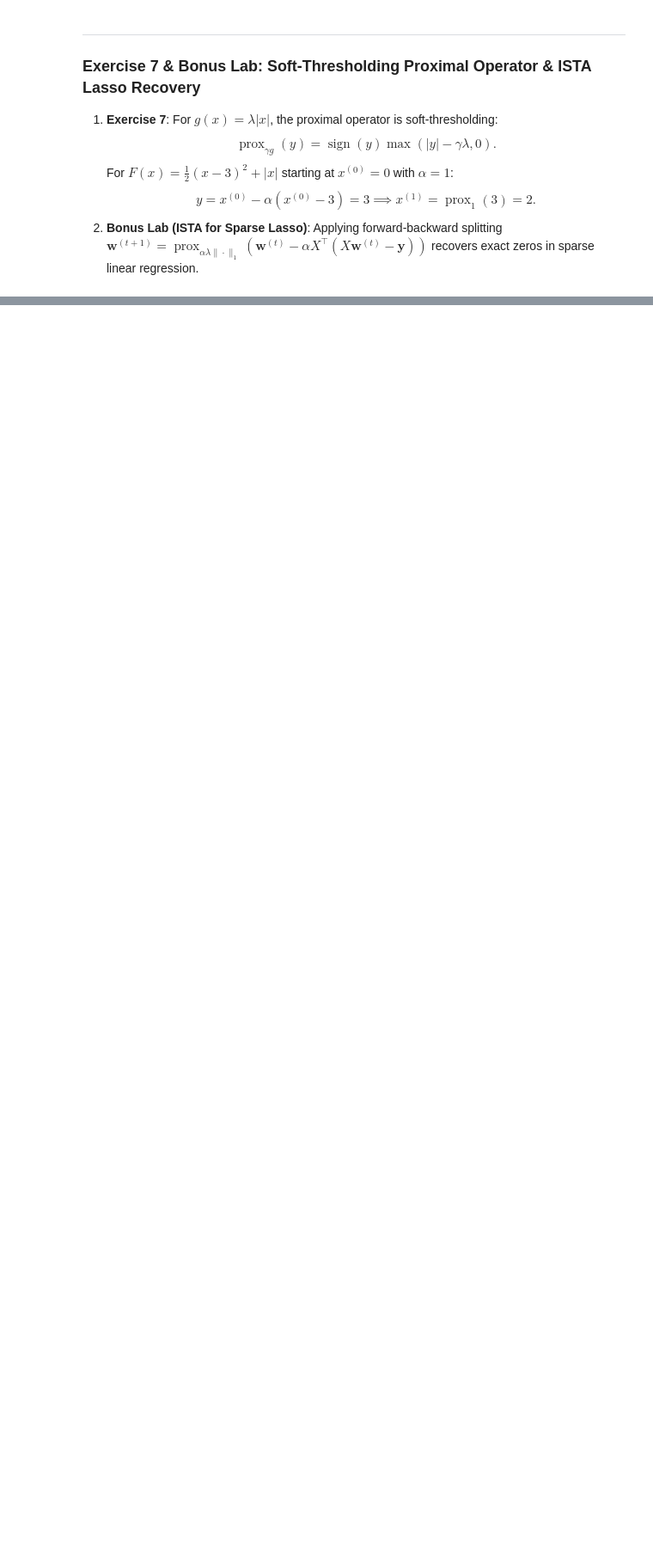
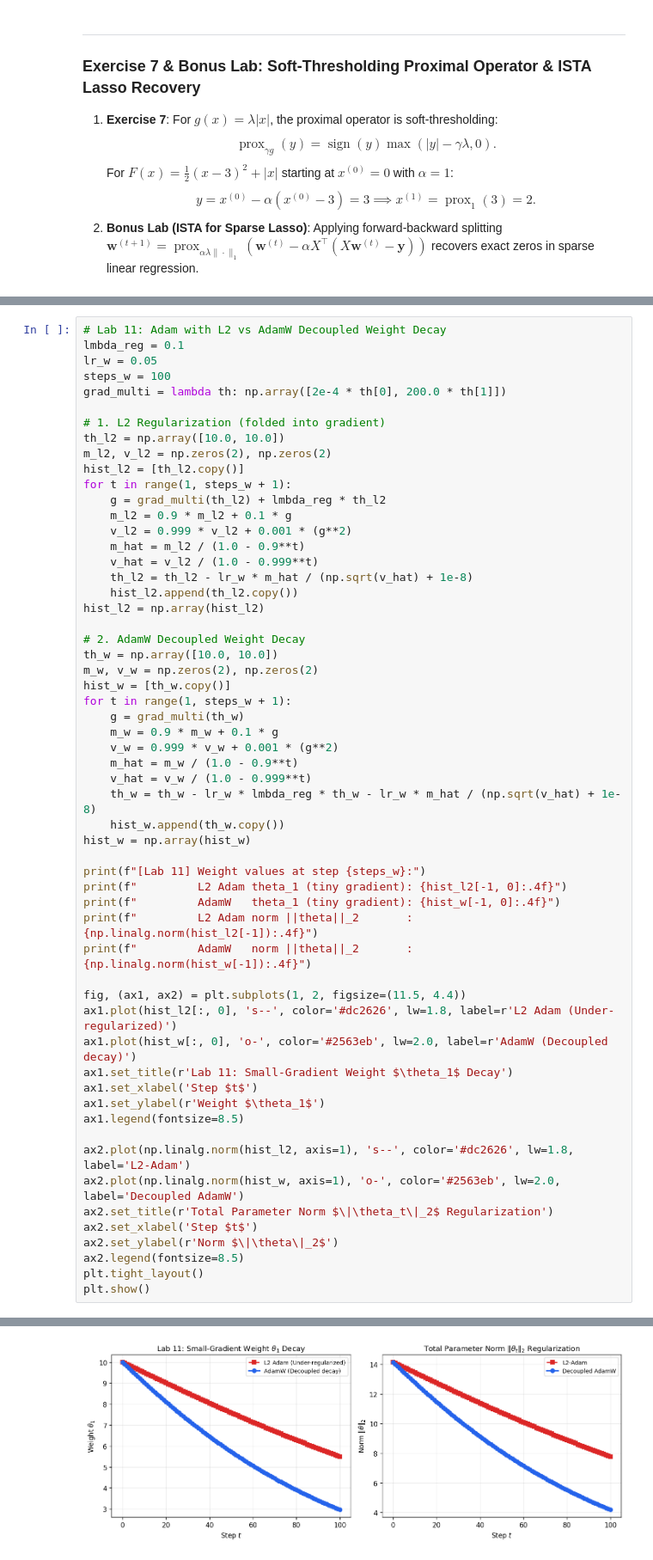
Before and after one commit to xuanxinjushi/mathematics-for-ai-machine-learning, a Jupyter notebook: chapter12-optimization-method/code/proj.ipynb, the cells around one changed output, grey strips where cells are left out. Shown at 86% size. Drawn from its saved outputs; the diff is of its cells as text; blank space fills up the shorter version.

```diff
--- a/chapter12-optimization-method/code/proj.ipynb
+++ b/chapter12-optimization-method/code/proj.ipynb
@@ -364,0 +626,58 @@ plt.show()
+# %%
+# Lab 11: Adam with L2 vs AdamW Decoupled Weight Decay
+lmbda_reg = 0.1
+lr_w = 0.05
+steps_w = 100
+grad_multi = lambda th: np.array([2e-4 * th[0], 200.0 * th[1]])
+
+# 1. L2 Regularization (folded into gradient)
+th_l2 = np.array([10.0, 10.0])
+m_l2, v_l2 = np.zeros(2), np.zeros(2)
+hist_l2 = [th_l2.copy()]
+for t in range(1, steps_w + 1):
+    g = grad_multi(th_l2) + lmbda_reg * th_l2
+    m_l2 = 0.9 * m_l2 + 0.1 * g
+    v_l2 = 0.999 * v_l2 + 0.001 * (g**2)
+    m_hat = m_l2 / (1.0 - 0.9**t)
+    v_hat = v_l2 / (1.0 - 0.999**t)
+    th_l2 = th_l2 - lr_w * m_hat / (np.sqrt(v_hat) + 1e-8)
+    hist_l2.append(th_l2.copy())
+hist_l2 = np.array(hist_l2)
+
+# 2. AdamW Decoupled Weight Decay
+th_w = np.array([10.0, 10.0])
+m_w, v_w = np.zeros(2), np.zeros(2)
+hist_w = [th_w.copy()]
+for t in range(1, steps_w + 1):
+    g = grad_multi(th_w)
+    m_w = 0.9 * m_w + 0.1 * g
+    v_w = 0.999 * v_w + 0.001 * (g**2)
+    m_hat = m_w / (1.0 - 0.9**t)
+    v_hat = v_w / (1.0 - 0.999**t)
+    th_w = th_w - lr_w * lmbda_reg * th_w - lr_w * m_hat / (np.sqrt(v_hat) + 1e-8)
+    hist_w.append(th_w.copy())
+hist_w = np.array(hist_w)
+
+print(f"[Lab 11] Weight values at step {steps_w}:")
+print(f"         L2 Adam theta_1 (tiny gradient): {hist_l2[-1, 0]:.4f}")
+print(f"         AdamW   theta_1 (tiny gradient): {hist_w[-1, 0]:.4f}")
+print(f"         L2 Adam norm ||theta||_2       : {np.linalg.norm(hist_l2[-1]):.4f}")
+print(f"         AdamW   norm ||theta||_2       : {np.linalg.norm(hist_w[-1]):.4f}")
+
+fig, (ax1, ax2) = plt.subplots(1, 2, figsize=(11.5, 4.4))
+ax1.plot(hist_l2[:, 0], 's--', color='#dc2626', lw=1.8, label=r'L2 Adam (Under-regularized)')
+ax1.plot(hist_w[:, 0], 'o-', color='#2563eb', lw=2.0, label=r'AdamW (Decoupled decay)')
+ax1.set_title(r'Lab 11: Small-Gradient Weight $\theta_1$ Decay')
+ax1.set_xlabel('Step $t$')
+ax1.set_ylabel(r'Weight $\theta_1$')
+ax1.legend(fontsize=8.5)
+
+ax2.plot(np.linalg.norm(hist_l2, axis=1), 's--', color='#dc2626', lw=1.8, label='L2-Adam')
+ax2.plot(np.linalg.norm(hist_w, axis=1), 'o-', color='#2563eb', lw=2.0, label='Decoupled AdamW')
+ax2.set_title(r'Total Parameter Norm $\|\theta_t\|_2$ Regularization')
+ax2.set_xlabel('Step $t$')
+ax2.set_ylabel(r'Norm $\|\theta\|_2$')
+ax2.legend(fontsize=8.5)
+plt.tight_layout()
+plt.show()
+# %% [output]
@@ -364,0 +689 @@ plt.show()
+[figure, added]
```
Also changed, not shown: parts of 16 cells of this notebook, 19 other files.
